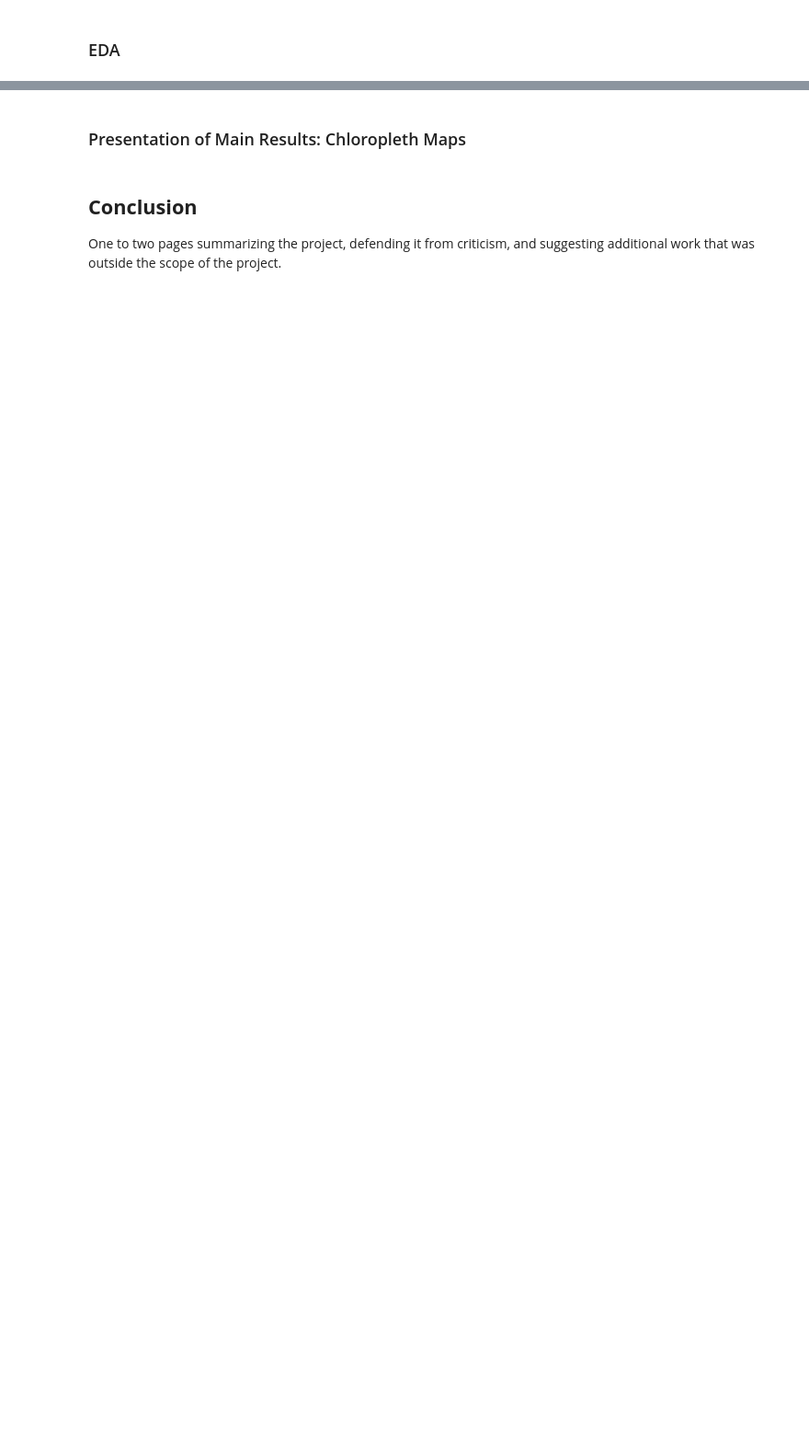
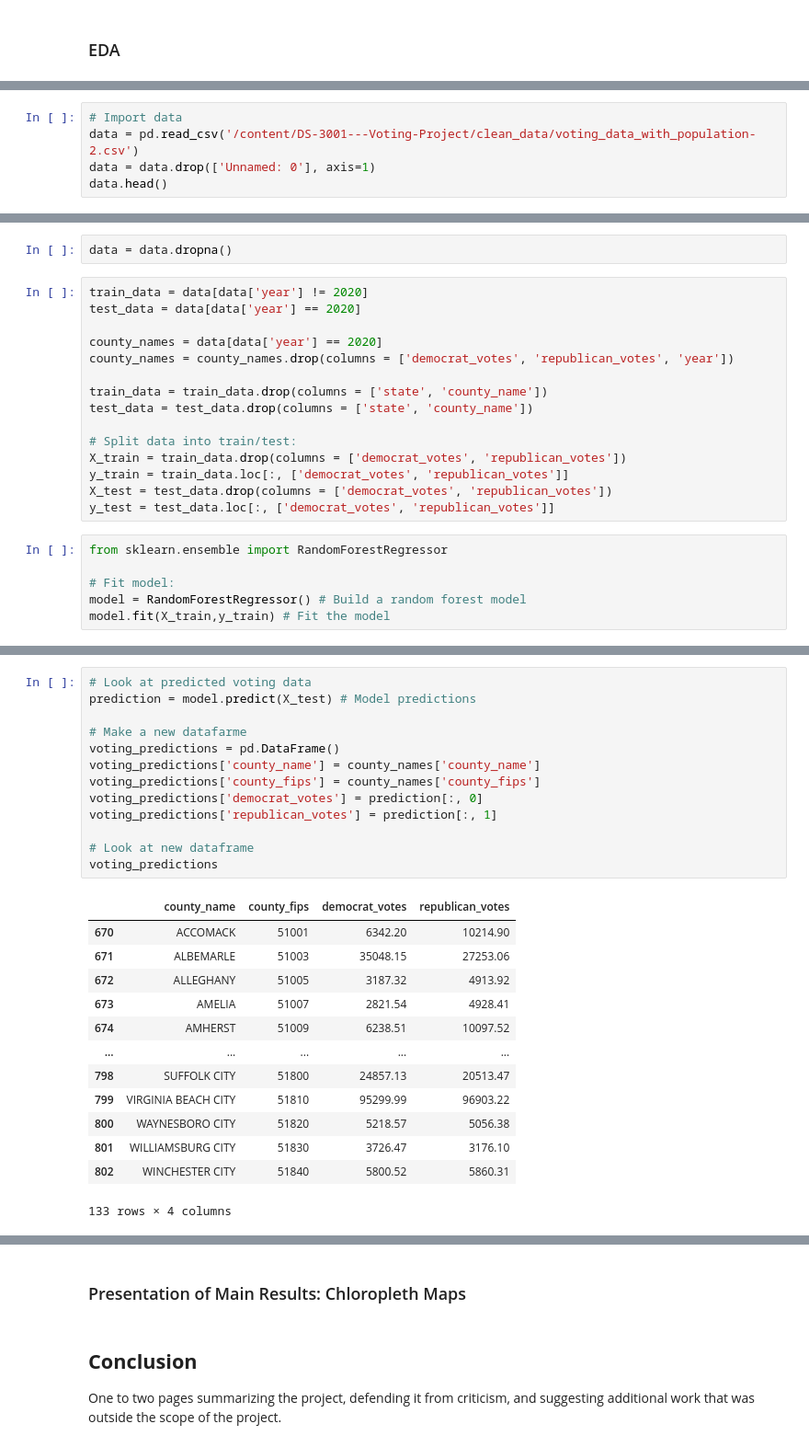
Before and after one commit to amolaka/Notable-Projects, a Jupyter notebook: Voting_Project_Paper.ipynb, the cells around one changed output, grey strips where cells are left out. Shown at 92% size. Saved outputs shown, nothing was run; the diff lists cells and outputs as text; blank space fills up the shorter version.

```diff
--- a/Voting_Project_Paper.ipynb
+++ b/Voting_Project_Paper.ipynb
@@ -52,0 +76,5 @@ After isolating the county data from the state of interest, Virginia, the county
+# %%
+# Import data
+data = pd.read_csv('/content/DS-3001---Voting-Project/clean_data/voting_data_with_population-2.csv')
+data = data.drop(['Unnamed: 0'], axis=1)
+data.head()
@@ -52,0 +88,23 @@ After isolating the county data from the state of interest, Virginia, the county
+# %%
+data = data.dropna()
+# %%
+train_data = data[data['year'] != 2020]
+test_data = data[data['year'] == 2020]
+
+county_names = data[data['year'] == 2020]
+county_names = county_names.drop(columns = ['democrat_votes', 'republican_votes', 'year'])
+
+train_data = train_data.drop(columns = ['state', 'county_name'])
+test_data = test_data.drop(columns = ['state', 'county_name'])
+
+# Split data into train/test:
+X_train = train_data.drop(columns = ['democrat_votes', 'republican_votes'])
+y_train = train_data.loc[:, ['democrat_votes', 'republican_votes']]
+X_test = test_data.drop(columns = ['democrat_votes', 'republican_votes'])
+y_test = test_data.loc[:, ['democrat_votes', 'republican_votes']]
+# %%
+from sklearn.ensemble import RandomForestRegressor
+
+# Fit model:
+model = RandomForestRegressor() # Build a random forest model
+model.fit(X_train,y_train) # Fit the model
@@ -52,0 +123,27 @@ After isolating the county data from the state of interest, Virginia, the county
+# %%
+# Look at predicted voting data
+prediction = model.predict(X_test) # Model predictions
+
+# Make a new datafarme
+voting_predictions = pd.DataFrame()
+voting_predictions['county_name'] = county_names['county_name']
+voting_predictions['county_fips'] = county_names['county_fips']
+voting_predictions['democrat_votes'] = prediction[:, 0]
+voting_predictions['republican_votes'] = prediction[:, 1]
+
+# Look at new dataframe
+voting_predictions
+# %% [output]
+|  | county_name | county_fips | democrat_votes | republican_votes |
+| 670 | ACCOMACK | 51001 | 6342.20 | 10214.90 |
+| 671 | ALBEMARLE | 51003 | 35048.15 | 27253.06 |
+| 672 | ALLEGHANY | 51005 | 3187.32 | 4913.92 |
+| 673 | AMELIA | 51007 | 2821.54 | 4928.41 |
+| 674 | AMHERST | 51009 | 6238.51 | 10097.52 |
+| ... | ... | ... | ... | ... |
+| 798 | SUFFOLK CITY | 51800 | 24857.13 | 20513.47 |
+| 799 | VIRGINIA BEACH CITY | 51810 | 95299.99 | 96903.22 |
+| 800 | WAYNESBORO CITY | 51820 | 5218.57 | 5056.38 |
+| 801 | WILLIAMSBURG CITY | 51830 | 3726.47 | 3176.10 |
+| 802 | WINCHESTER CITY | 51840 | 5800.52 | 5860.31 |
+133 rows × 4 columns
```
Also changed, not shown: parts of 17 cells of this notebook.
